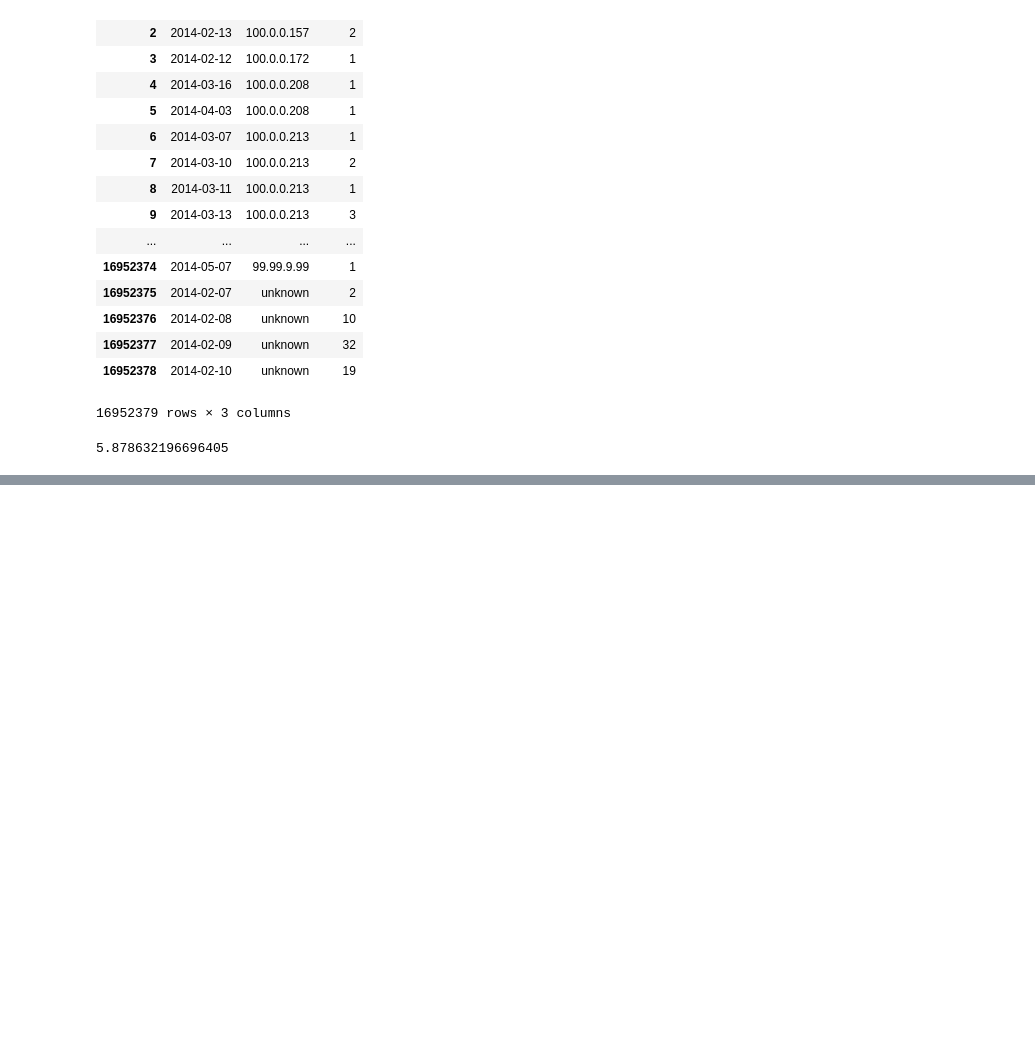
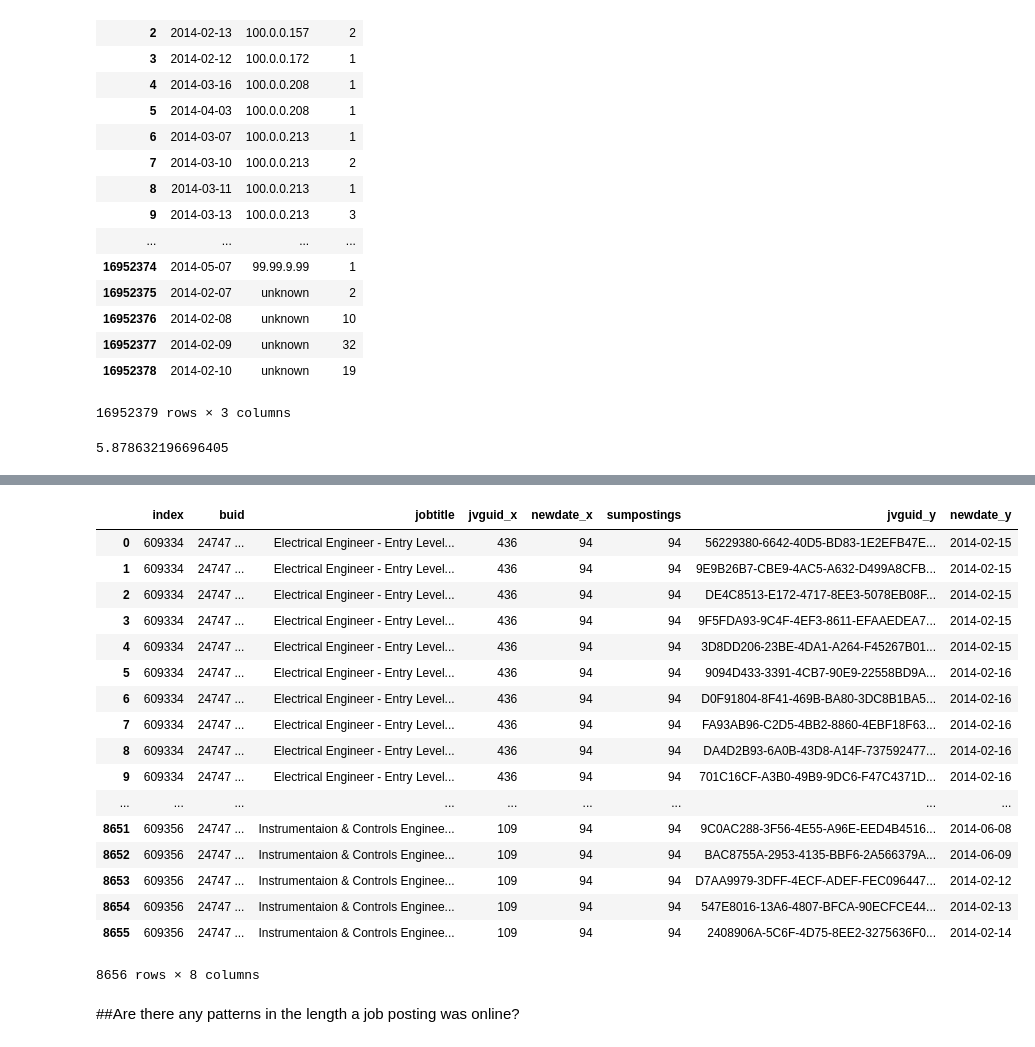
Before and after one commit to MSIA/vail, a Jupyter notebook: eda.ipynb, the cells around one changed output, grey strips where cells are left out. Cells and saved outputs as stored; diff of their text form; code cells hidden in the pictures; blank space fills up the shorter version.

```diff
--- a/eda.ipynb
+++ b/eda.ipynb
@@ -186,0 +245,3 @@ clicks_by_user_day["count"].mean()
+# %%
+outliers = uniquejobscount.reset_index().sort_values(by='newdate',ascending=False).head()
+outliers
@@ -186,0 +255,23 @@ clicks_by_user_day["count"].mean()
+# %%
+pd.merge(outliers, uniquejobs, how = 'left', left_on=['buid','jobtitle'], right_on = ['buid','jobtitle'])
+# %% [output]
+|  | index | buid | jobtitle | jvguid_x | newdate_x | sumpostings | jvguid_y | newdate_y |
+| 0 | 609334 | 24747 ... | Electrical Engineer - Entry Level... | 436 | 94 | 94 | 56229380-6642-40D5-BD83-1E2EFB47E... | 2014-02-15 |
+| 1 | 609334 | 24747 ... | Electrical Engineer - Entry Level... | 436 | 94 | 94 | 9E9B26B7-CBE9-4AC5-A632-D499A8CFB... | 2014-02-15 |
+| 2 | 609334 | 24747 ... | Electrical Engineer - Entry Level... | 436 | 94 | 94 | DE4C8513-E172-4717-8EE3-5078EB08F... | 2014-02-15 |
+| 3 | 609334 | 24747 ... | Electrical Engineer - Entry Level... | 436 | 94 | 94 | 9F5FDA93-9C4F-4EF3-8611-EFAAEDEA7... | 2014-02-15 |
+| 4 | 609334 | 24747 ... | Electrical Engineer - Entry Level... | 436 | 94 | 94 | 3D8DD206-23BE-4DA1-A264-F45267B01... | 2014-02-15 |
+| 5 | 609334 | 24747 ... | Electrical Engineer - Entry Level... | 436 | 94 | 94 | 9094D433-3391-4CB7-90E9-22558BD9A... | 2014-02-16 |
+| 6 | 609334 | 24747 ... | Electrical Engineer - Entry Level... | 436 | 94 | 94 | D0F91804-8F41-469B-BA80-3DC8B1BA5... | 2014-02-16 |
+| 7 | 609334 | 24747 ... | Electrical Engineer - Entry Level... | 436 | 94 | 94 | FA93AB96-C2D5-4BB2-8860-4EBF18F63... | 2014-02-16 |
+| 8 | 609334 | 24747 ... | Electrical Engineer - Entry Level... | 436 | 94 | 94 | DA4D2B93-6A0B-43D8-A14F-737592477... | 2014-02-16 |
+| 9 | 609334 | 24747 ... | Electrical Engineer - Entry Level... | 436 | 94 | 94 | 701C16CF-A3B0-49B9-9DC6-F47C4371D... | 2014-02-16 |
+| ... | ... | ... | ... | ... | ... | ... | ... | ... |
+| 8651 | 609356 | 24747 ... | Instrumentaion & Controls Enginee... | 109 | 94 | 94 | 9C0AC288-3F56-4E55-A96E-EED4B4516... | 2014-06-08 |
+| 8652 | 609356 | 24747 ... | Instrumentaion & Controls Enginee... | 109 | 94 | 94 | BAC8755A-2953-4135-BBF6-2A566379A... | 2014-06-09 |
+| 8653 | 609356 | 24747 ... | Instrumentaion & Controls Enginee... | 109 | 94 | 94 | D7AA9979-3DFF-4ECF-ADEF-FEC096447... | 2014-02-12 |
+| 8654 | 609356 | 24747 ... | Instrumentaion & Controls Enginee... | 109 | 94 | 94 | 547E8016-13A6-4807-BFCA-90ECFCE44... | 2014-02-13 |
+| 8655 | 609356 | 24747 ... | Instrumentaion & Controls Enginee... | 109 | 94 | 94 | 2408906A-5C6F-4D75-8EE2-3275636F0... | 2014-02-14 |
+8656 rows × 8 columns
+# %% [markdown]
+##Are there any patterns in the length a job posting was online?
```
Also changed, not shown: parts of 19 cells of this notebook, 1 other file.
